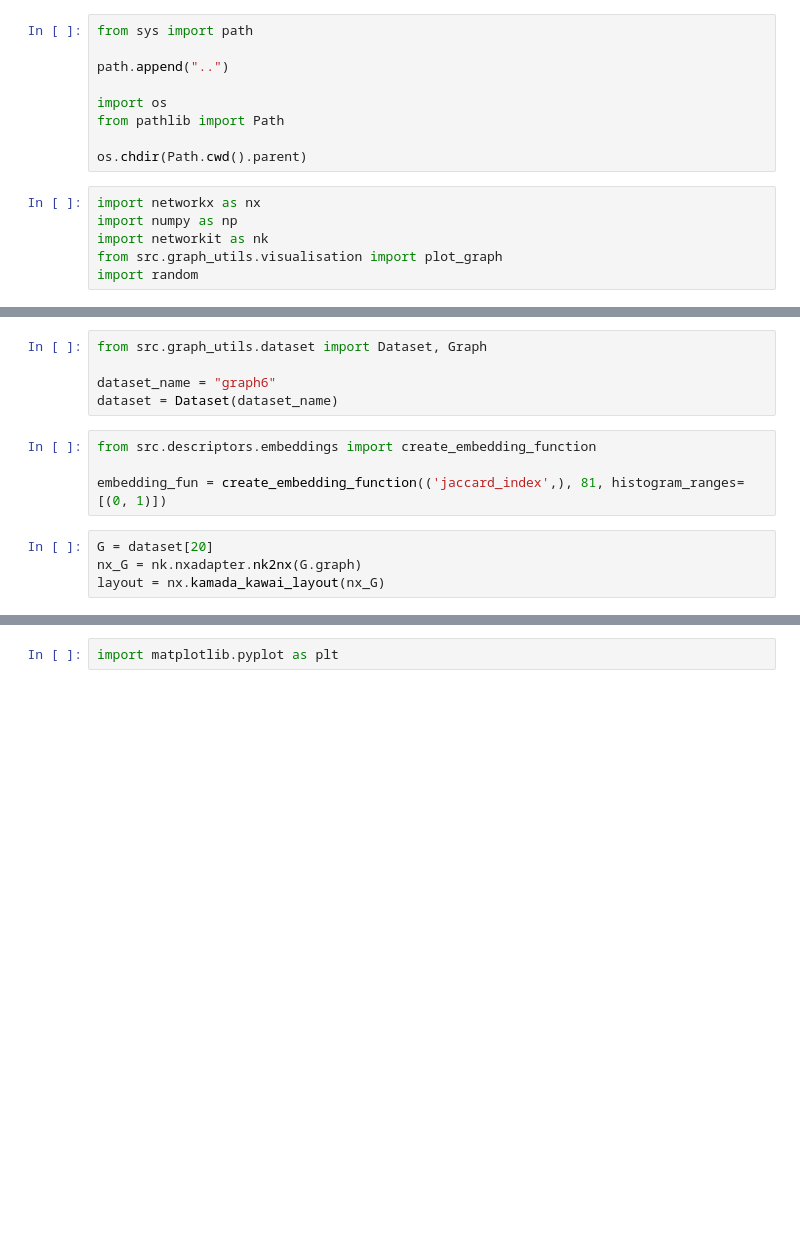
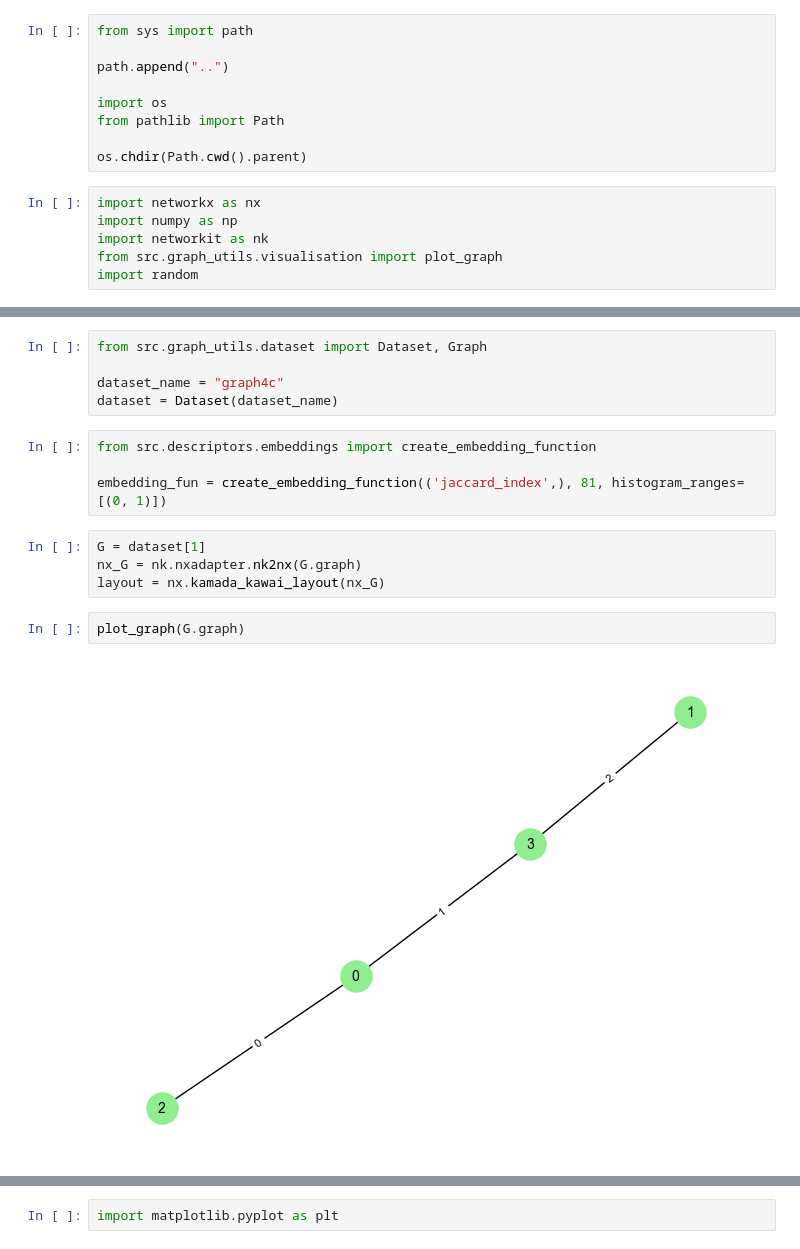
Before and after one commit to Kujonick/Analysis-of-graph-topological-descriptors-for-the-graph-isomorphism-problem, a Jupyter notebook: notebooks/proof_of_descriptor.ipynb, the cells around one changed output, grey strips where cells are left out. Cells and saved outputs as stored; diff of their text form; blank space fills up the shorter version.

```diff
--- a/notebooks/proof_of_descriptor.ipynb
+++ b/notebooks/proof_of_descriptor.ipynb
@@ -41,16 +44,20 @@ def permute_graph(graph: nk.Graph, layout=None) -> nk.Graph:
 # %%
 from src.graph_utils.dataset import Dataset, Graph
 
-dataset_name = "graph6"
+dataset_name = "graph4c"
 dataset = Dataset(dataset_name)
 # %%
 from src.descriptors.embeddings import create_embedding_function
 
 embedding_fun = create_embedding_function(('jaccard_index',), 81, histogram_ranges=[(0, 1)])
 # %%
-G = dataset[20]
+G = dataset[1]
 nx_G = nk.nxadapter.nk2nx(G.graph)
 layout = nx.kamada_kawai_layout(nx_G)
+# %%
+plot_graph(G.graph)
+# %% [output]
+[figure, added]
 # %%
 list(G.graph.iterEdges())
 # %% [output]
```
Also changed, not shown: parts of 12 cells of this notebook, 6 other files.
